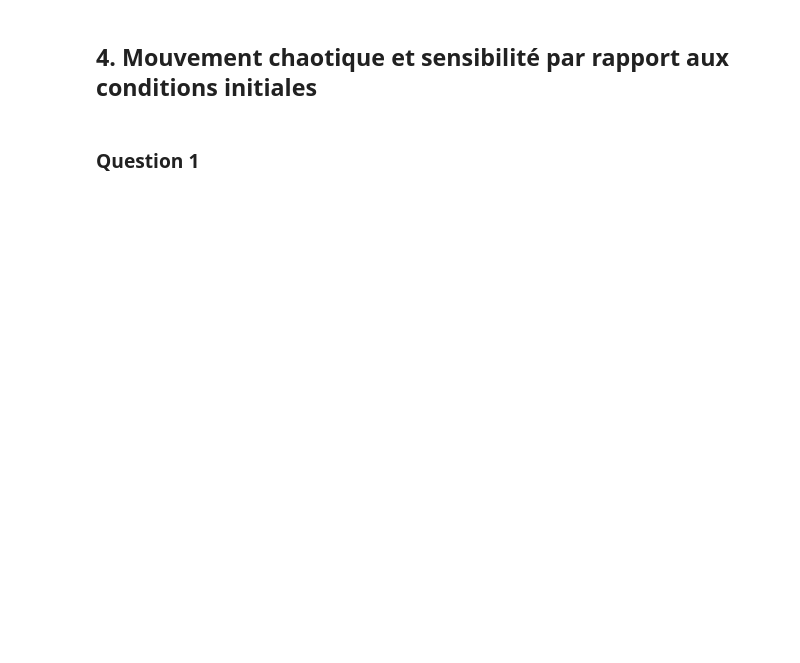
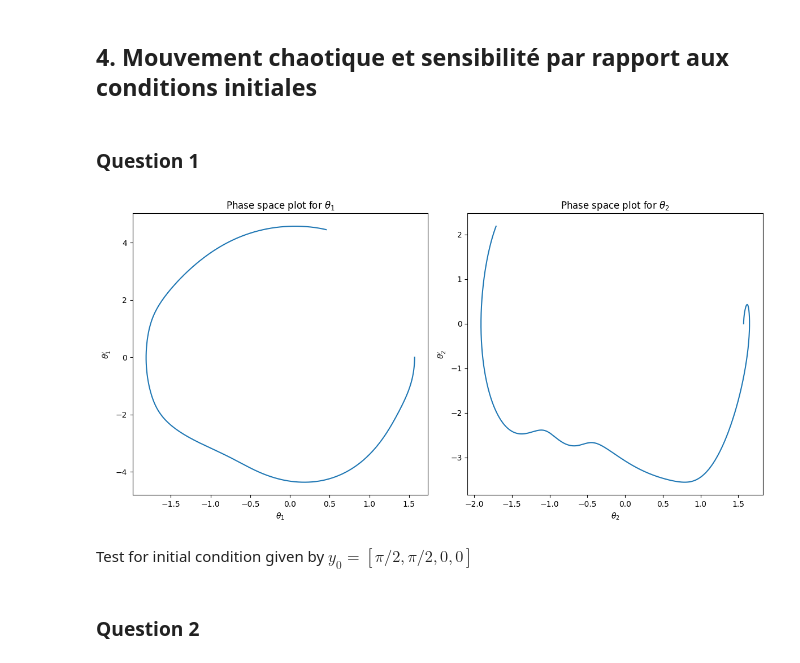
Before and after one commit to Guillaumesyl/Ma322, a Jupyter notebook: Project/guillaume.ipynb, the cells around one changed output. Drawn from its saved outputs; the diff is of its cells as text; code cells hidden in the pictures; blank space fills up the shorter version.

```diff
--- a/Project/guillaume.ipynb
+++ b/Project/guillaume.ipynb
@@ -11,6 +12,9 @@ theta1, theta2, theta1_dot, theta2_dot, theta1_ddot, theta2_ddot = sp.symbols('t
 m1, m2, l1, l2 = 1, 1, 1, 1
 g = 9.81
 y0 = np.array([np.pi/2, np.pi/2, 0, 0])
+T = 2.0
+N = 1000
+h = T/N
 
 """Equations"""
 eq1 = (m1 + m2) * l1 * theta1_ddot + m2 * l2 * theta2_ddot * sp.cos(theta1 - theta2) + m2 * l2 * theta2_dot**2 * sp.sin(theta1 - theta2) + (m1 + m2) * 9.81 * sp.sin(theta1)
@@ -23,5 +27,5 @@ theta1_ddot_ = sp.simplify(sys[theta1_ddot])
 theta2_ddot_ = sp.simplify(sys[theta2_ddot])
 
 """Substitution"""
-theta1_ddot_lambdify = sp.lambdify((theta1,theta1_dot,theta2,theta2_dot), theta1_ddot, 'numpy')
-theta2_ddot_lambdify = sp.lambdify((theta1,theta1_dot,theta2,theta2_dot), theta2_ddot, 'numpy')
+theta1_ddot_lambdify = sp.lambdify((theta1, theta1_dot, theta2, theta2_dot), theta1_ddot_, 'numpy')
+theta2_ddot_lambdify = sp.lambdify((theta1, theta1_dot, theta2, theta2_dot), theta2_ddot_, 'numpy')
@@ -31,3 +32,3 @@ theta2_ddot_lambdify = sp.lambdify((theta1,theta1_dot,theta2,theta2_dot), theta2
 # %%
-def function(t, y):
+def F(t, y):
     return np.array([y[2], y[3], theta1_ddot_lambdify(y[0], y[1], y[2], y[3]), theta2_ddot_lambdify(y[0], y[1], y[2], y[3])])
@@ -34,4 +70,34 @@ def function(t, y):
+# %%
+Y = verlet(y0, h, l1, l2, m1, m2, N, g)
 # %% [markdown]
 ## 4. Mouvement chaotique et sensibilité par rapport aux conditions initiales
 # %% [markdown]
 ### Question 1
+# %%
+def PhaseSpacePlot(Y):
+    plt.figure(figsize=(12, 6))
+
+    # Sous-graphique pour le pendule 1
+    plt.subplot(1, 2, 1)
+    plt.plot(Y[:, 0], Y[:, 2])
+    plt.xlabel(r"$\theta_1$")
+    plt.ylabel(r"$\theta_1 '$")
+    plt.title(r"Phase space plot for $\theta_1$")
+
+    # Sous-graphique pour le pendule 2
+    plt.subplot(1, 2, 2)
+    plt.plot(Y[:, 1], Y[:, 3])
+    plt.xlabel(r"$\theta_2$")
+    plt.ylabel(r"$\theta_2 '$")
+    plt.title(r"Phase space plot for $\theta_2$")
+
+    plt.tight_layout()
+    plt.show()
+# %%
+PhaseSpacePlot(Y)
+# %% [output]
+[figure, added]
+# %% [markdown]
+Test for initial condition given by $y_0 = [\pi/2, \pi/2, 0, 0]$
+# %% [markdown]
+### Question 2
```
Also changed, not shown: parts of 10 cells of this notebook.
